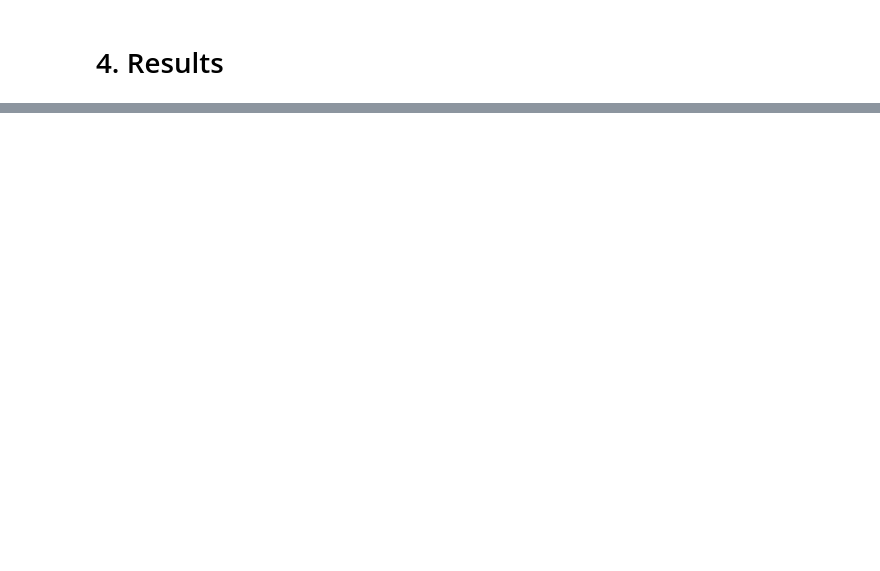
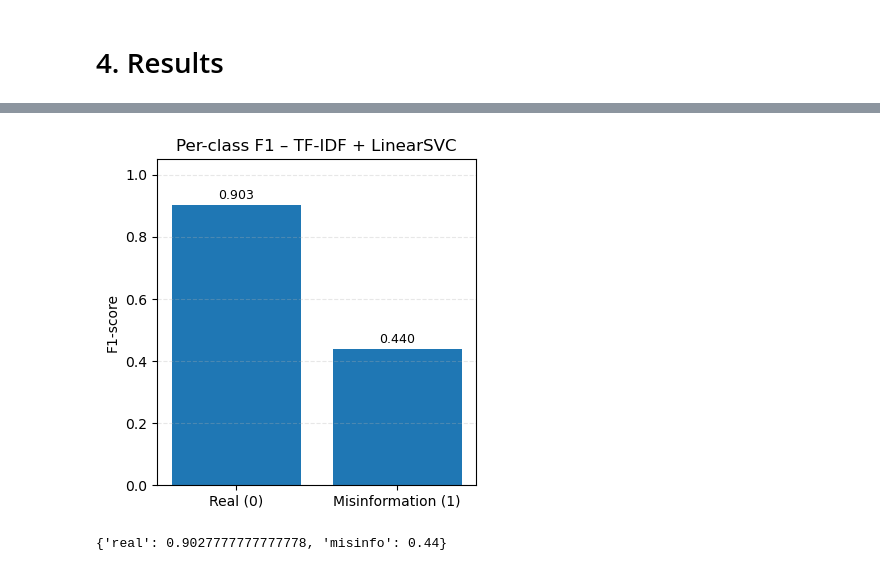
Before and after one commit to LucasCharb/Data_Project, a Jupyter notebook: Project.ipynb, the cells around one changed output, grey strips where cells are left out. Saved outputs shown, nothing was run; the diff lists cells and outputs as text; code cells hidden in the pictures; blank space fills up the shorter version.

```diff
--- a/Project.ipynb
+++ b/Project.ipynb
@@ -1200,0 +1729,41 @@ plot_grouped_bar(metric="Test_F1", title_suffix="Test F1-macro")
+# %%
+from sklearn.metrics import classification_report
+
+def per_class_f1(y_true, y_pred, model_name):
+    """
+    Returns a dict {class_label: F1} and plots a simple bar chart.
+    """
+    report = classification_report(y_true, y_pred, output_dict=True)
+
+    # Nos quedamos solo con las clases "0" y "1"
+    f1_real = report["0"]["f1-score"]
+    f1_misinfo = report["1"]["f1-score"]
+
+    labels = ["Real (0)", "Misinformation (1)"]
+    values = [f1_real, f1_misinfo]
+
+    plt.figure(figsize=(4, 4))
+    plt.bar(labels, values)
+    for x, y in zip(labels, values):
+        plt.text(x, y + 0.01, f"{y:.3f}", ha="center", va="bottom", fontsize=9)
+    plt.ylim(0, 1.05)
+    plt.ylabel("F1-score")
+    plt.title(f"Per-class F1 – {model_name}")
+    plt.grid(axis="y", linestyle="--", alpha=0.3)
+    plt.tight_layout()
+    plt.show()
+
+    return {"real": f1_real, "misinfo": f1_misinfo}
+# %%
+# Predicciones SVM TF-IDF en test (si no las tienes ya)
+y_test_pred_svm_tfidf = svm_tfidf.predict(X_test_tfidf)
+
+f1_svm = per_class_f1(
+    y_true=y_test,
+    y_pred=y_test_pred_svm_tfidf,
+    model_name="TF-IDF + LinearSVC"
+)
+print(f1_svm)
+# %% [output]
+[figure, added]
+{'real': 0.9027777777777778, 'misinfo': 0.44}
```
Also changed, not shown: parts of 45 cells of this notebook.
